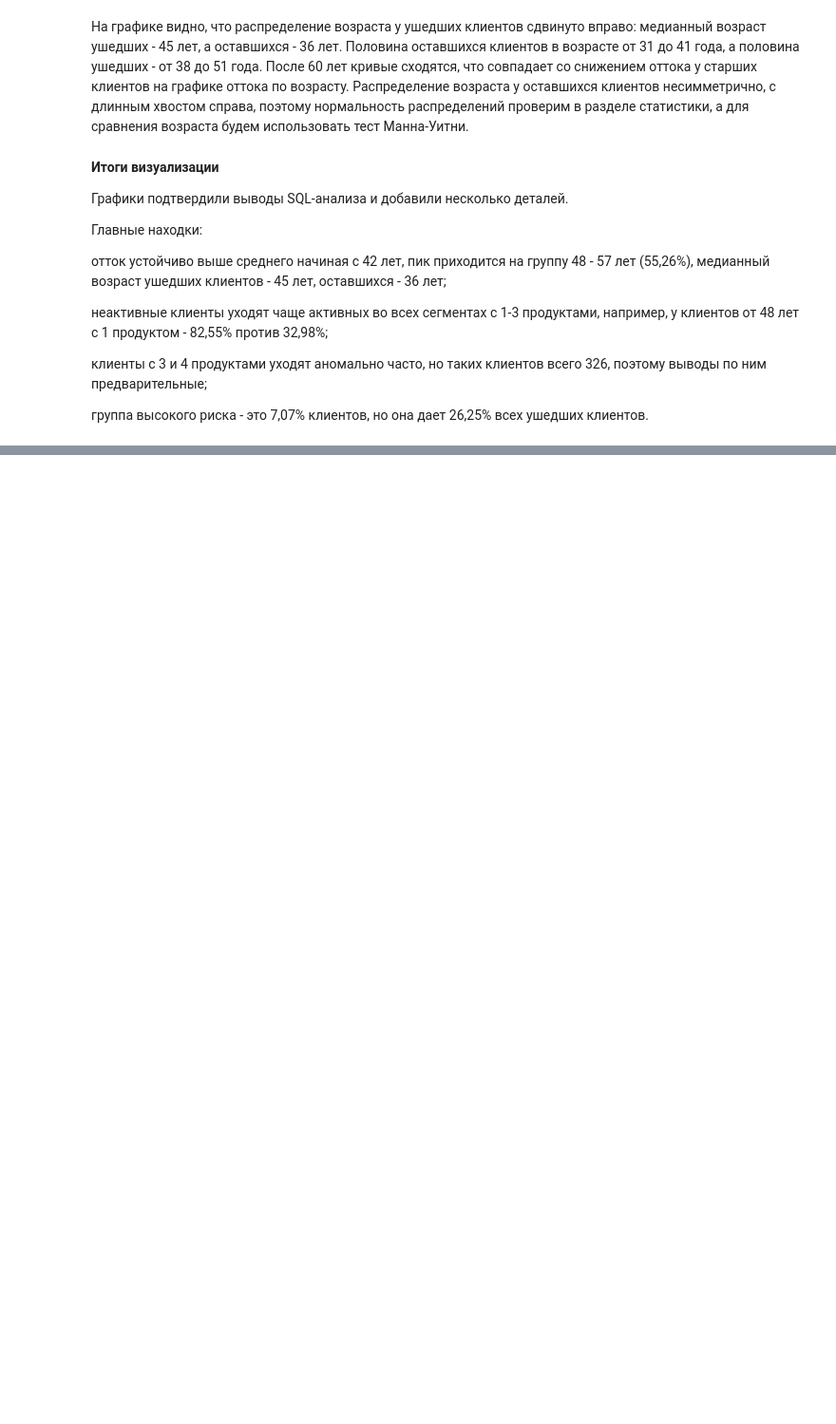
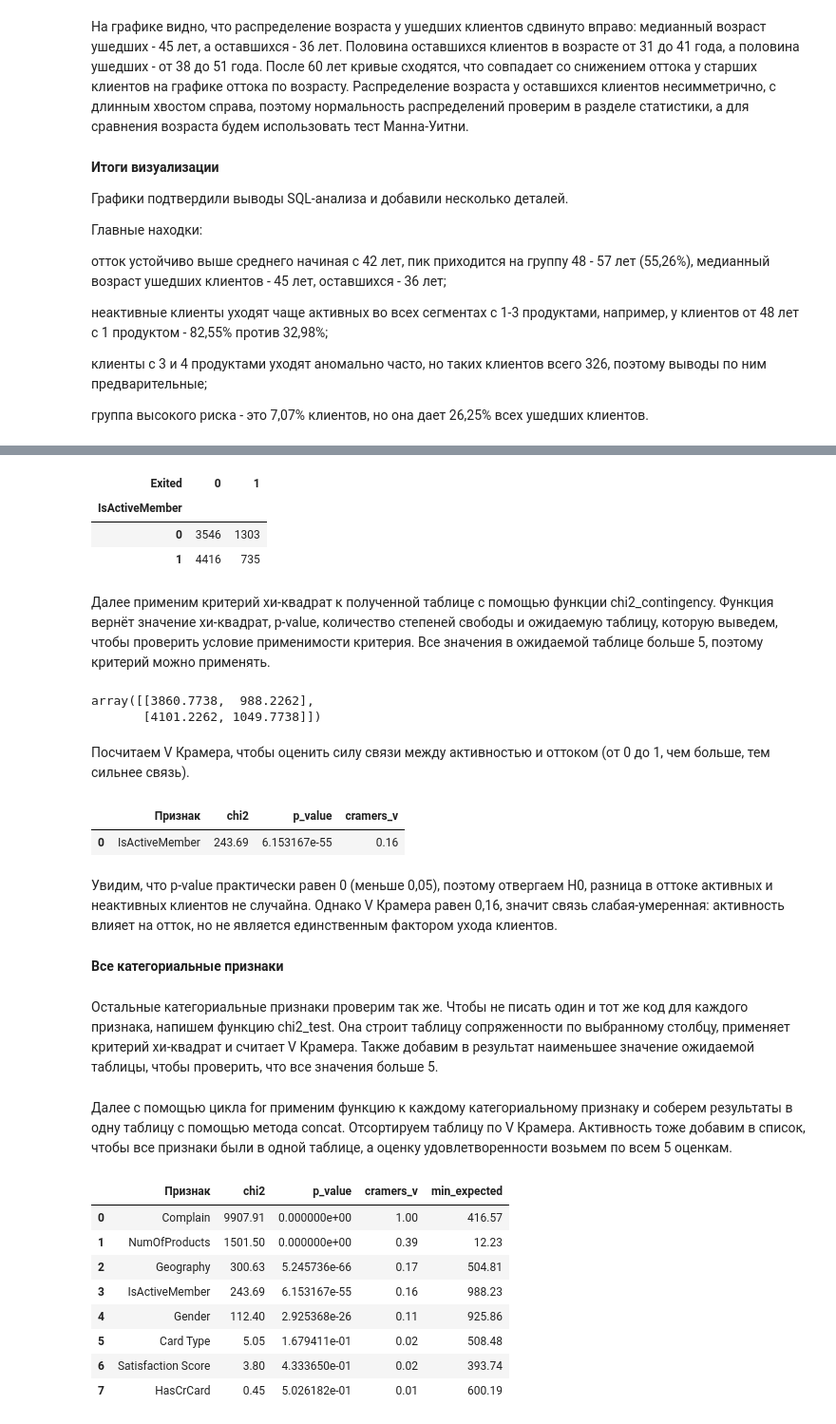
Before and after one commit to ilushav/bank-churn-analysis, a Jupyter notebook: notebooks/analysis.ipynb, the cells around one changed output, grey strips where cells are left out. Shown at 95% size. Drawn from its saved outputs; the diff is of its cells as text; code cells hidden in the pictures; blank space fills up the shorter version.

```diff
--- a/notebooks/analysis.ipynb
+++ b/notebooks/analysis.ipynb
@@ -601,0 +622,56 @@ plt.show()
+# %%
+activity_table = pd.crosstab(df["IsActiveMember"], df["Exited"])
+activity_table
+# %% [output]
+| Exited | 0 | 1 |
+| IsActiveMember |  |  |
+| 0 | 3546 | 1303 |
+| 1 | 4416 | 735 |
+# %% [markdown]
+Далее применим критерий хи-квадрат к полученной таблице с помощью функции chi2_contingency. Функция вернёт значение хи-квадрат, p-value, количество степеней свободы и ожидаемую таблицу, которую выведем, чтобы проверить условие применимости критерия. Все значения в ожидаемой таблице больше 5, поэтому критерий можно применять.
+# %%
+chi2, p_value, dof, expected = chi2_contingency(activity_table)
+expected
+# %% [output]
+array([[3860.7738,  988.2262],
+       [4101.2262, 1049.7738]])
+# %% [markdown]
+Посчитаем V Крамера, чтобы оценить силу связи между активностью и оттоком (от 0 до 1, чем больше, тем сильнее связь).
+# %%
+cramers_v = sqrt(chi2 / (df.shape[0] * (min(activity_table.shape[0], activity_table.shape[1]) - 1)))
+activity_result = pd.DataFrame({"Признак": ["IsActiveMember"], "chi2": [round(chi2,2)], "p_value": [p_value], "cramers_v": [round(cramers_v, 2)]})
+activity_result
+# %% [output]
+|  | Признак | chi2 | p_value | cramers_v |
+| 0 | IsActiveMember | 243.69 | 6.153167e-55 | 0.16 |
+# %% [markdown]
+Увидим, что p-value практически равен 0 (меньше 0,05), поэтому отвергаем H0, разница в оттоке активных и неактивных клиентов не случайна. Однако V Крамера равен 0,16, значит связь слабая-умеренная: активность влияет на отток, но не является единственным фактором ухода клиентов.
+# %% [markdown]
+**Все категориальные признаки**
+# %% [markdown]
+Остальные категориальные признаки проверим так же. Чтобы не писать один и тот же код для каждого признака, напишем функцию chi2_test. Она строит таблицу сопряженности по выбранному столбцу, применяет критерий хи-квадрат и считает V Крамера. Также добавим в результат наименьшее значение ожидаемой таблицы, чтобы проверить, что все значения больше 5.
+# %%
+def chi2_test(column):
+    table = pd.crosstab(df[column], df["Exited"])
+    chi2, p_value, dof, expected = chi2_contingency(table)
+    cramers_v = sqrt(chi2 / (df.shape[0] * (min(table.shape[0], table.shape[1]) - 1)))
+    return pd.DataFrame({"Признак": [column], "chi2": [round(chi2,2)], "p_value": [p_value], "cramers_v": [round(cramers_v, 2)], "min_expected": [round(expected.min(), 2)]})
+# %% [markdown]
+Далее с помощью цикла for применим функцию к каждому категориальному признаку и соберем результаты в одну таблицу с помощью метода concat. Отсортируем таблицу по V Крамера. Активность тоже добавим в список, чтобы все признаки были в одной таблице, а оценку удовлетворенности возьмем по всем 5 оценкам.
+# %%
+categorical_columns = ["Geography", "Gender", "HasCrCard", "IsActiveMember", "NumOfProducts", "Card Type", "Satisfaction Score", "Complain"]
+results = []
+for column in categorical_columns:
+    results.append(chi2_test(column))
+chi2_results = pd.concat(results).sort_values(by="cramers_v", ascending=False, ignore_index=True)
+chi2_results
+# %% [output]
+|  | Признак | chi2 | p_value | cramers_v | min_expected |
+| 0 | Complain | 9907.91 | 0.000000e+00 | 1.00 | 416.57 |
+| 1 | NumOfProducts | 1501.50 | 0.000000e+00 | 0.39 | 12.23 |
+| 2 | Geography | 300.63 | 5.245736e-66 | 0.17 | 504.81 |
+| 3 | IsActiveMember | 243.69 | 6.153167e-55 | 0.16 | 988.23 |
+| 4 | Gender | 112.40 | 2.925368e-26 | 0.11 | 925.86 |
+| 5 | Card Type | 5.05 | 1.679411e-01 | 0.02 | 508.48 |
+| 6 | Satisfaction Score | 3.80 | 4.333650e-01 | 0.02 | 393.74 |
+| 7 | HasCrCard | 0.45 | 5.026182e-01 | 0.01 | 600.19 |
```
Also changed, not shown: parts of 28 cells of this notebook.
